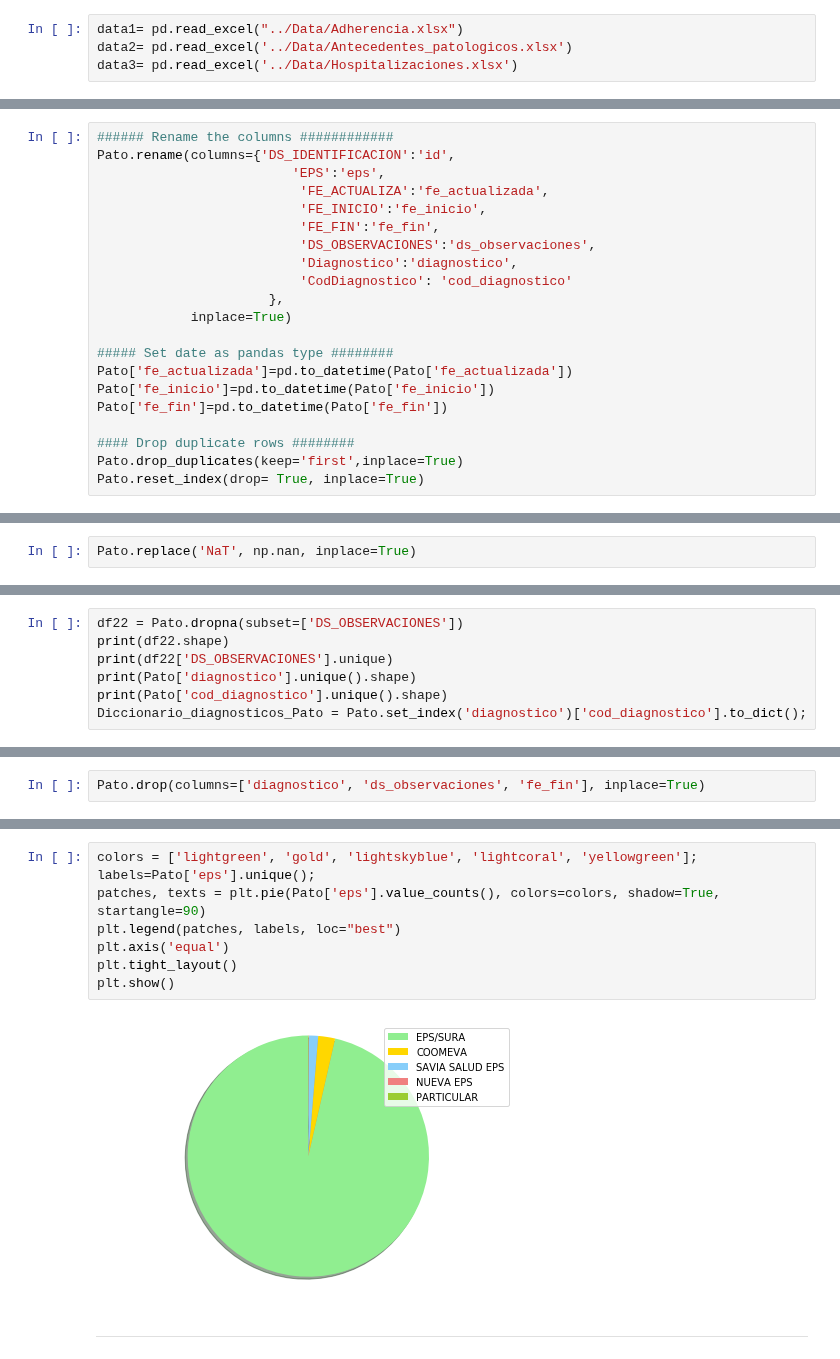
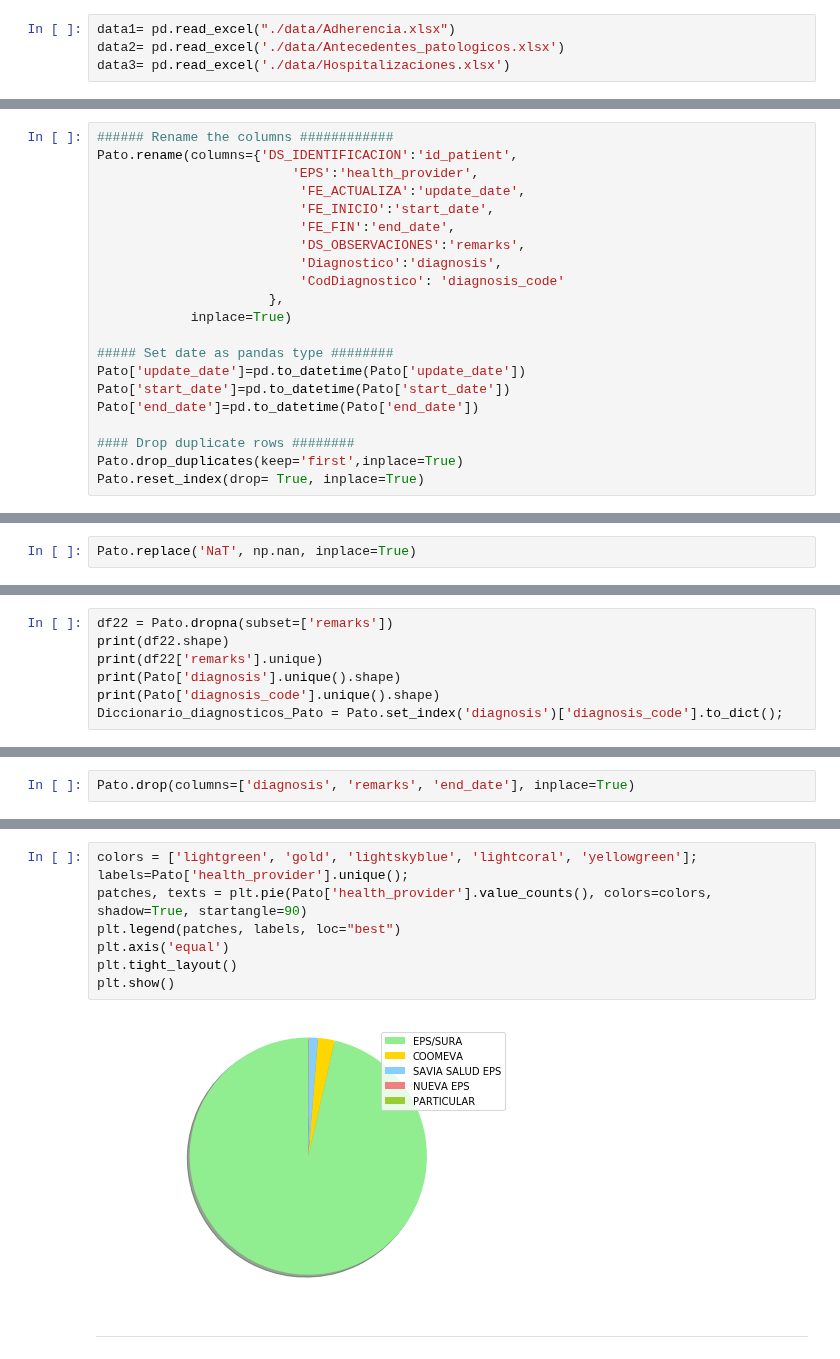
Before and after one commit to DS4A-T22/exploratory_data_analysis, a Jupyter notebook: EDA-Adherence-hospitalizations-pathologies.ipynb, the cells around one changed output, grey strips where cells are left out. Saved outputs shown, nothing was run; the diff lists cells and outputs as text.

```diff
--- a/EDA-Adherence-hospitalizations-pathologies.ipynb
+++ b/EDA-Adherence-hospitalizations-pathologies.ipynb
@@ -7,9 +7,9 @@ import seaborn as sns
 import statsmodels.formula.api as sm
 import copy
 # %%
-data1= pd.read_excel("../Data/Adherencia.xlsx")
-data2= pd.read_excel('../Data/Antecedentes_patologicos.xlsx')
-data3= pd.read_excel('../Data/Hospitalizaciones.xlsx')
+data1= pd.read_excel("./data/Adherencia.xlsx")
+data2= pd.read_excel('./data/Antecedentes_patologicos.xlsx')
+data3= pd.read_excel('./data/Hospitalizaciones.xlsx')
 # %% [markdown]
 # Initial overview
 # %% [markdown]
@@ -229,21 +245,21 @@ Adher1.head(30)
 # 2. Patologia
 # %%
 ###### Rename the columns ############
-Pato.rename(columns={'DS_IDENTIFICACION':'id',
-                         'EPS':'eps',
-                          'FE_ACTUALIZA':'fe_actualizada',
-                          'FE_INICIO':'fe_inicio',
-                          'FE_FIN':'fe_fin',
-                          'DS_OBSERVACIONES':'ds_observaciones',
-                          'Diagnostico':'diagnostico',
-                          'CodDiagnostico': 'cod_diagnostico'
+Pato.rename(columns={'DS_IDENTIFICACION':'id_patient',
+                         'EPS':'health_provider',
+                          'FE_ACTUALIZA':'update_date',
+                          'FE_INICIO':'start_date',
+                          'FE_FIN':'end_date',
+                          'DS_OBSERVACIONES':'remarks',
+                          'Diagnostico':'diagnosis',
+                          'CodDiagnostico': 'diagnosis_code'
                       },
             inplace=True)
 
 ##### Set date as pandas type ########
-Pato['fe_actualizada']=pd.to_datetime(Pato['fe_actualizada'])
-Pato['fe_inicio']=pd.to_datetime(Pato['fe_inicio'])
-Pato['fe_fin']=pd.to_datetime(Pato['fe_fin'])
+Pato['update_date']=pd.to_datetime(Pato['update_date'])
+Pato['start_date']=pd.to_datetime(Pato['start_date'])
+Pato['end_date']=pd.to_datetime(Pato['end_date'])
 
 #### Drop duplicate rows ########
 Pato.drop_duplicates(keep='first',inplace=True)
@@ -277,10 +298,10 @@ df2 #Show dataframe with missing values.
 | 2070 | 1671919 | EPS/SURA | 2020-04-22 | 2019-08-19 | NaT | NaN | ASMA PREDOMINANTEMENTE ALERGICA | J450 |
 2065 rows × 8 columns
 # %%
-df22 = Pato.dropna(subset=['DS_OBSERVACIONES'])
+df22 = Pato.dropna(subset=['remarks'])
 print(df22.shape)
-print(df22['DS_OBSERVACIONES'].unique)
-print(Pato['diagnostico'].unique().shape)
-print(Pato['cod_diagnostico'].unique().shape)
-Diccionario_diagnosticos_Pato = Pato.set_index('diagnostico')['cod_diagnostico'].to_dict();
+print(df22['remarks'].unique)
+print(Pato['diagnosis'].unique().shape)
+print(Pato['diagnosis_code'].unique().shape)
+Diccionario_diagnosticos_Pato = Pato.set_index('diagnosis')['diagnosis_code'].to_dict();
 # %% [output]
@@ -288,5 +325,5 @@ KeyError: ['DS_OBSERVACIONES']
 # %%
-Pato.drop(columns=['diagnostico', 'ds_observaciones', 'fe_fin'], inplace=True)
+Pato.drop(columns=['diagnosis', 'remarks', 'end_date'], inplace=True)
 # %%
 Pato
 # %% [output]
@@ -360,13 +402,13 @@ plt.show()
 # %%
 colors = ['lightgreen', 'gold', 'lightskyblue', 'lightcoral', 'yellowgreen'];
-labels=Pato['eps'].unique();
-patches, texts = plt.pie(Pato['eps'].value_counts(), colors=colors, shadow=True, startangle=90)
+labels=Pato['health_provider'].unique();
+patches, texts = plt.pie(Pato['health_provider'].value_counts(), colors=colors, shadow=True, startangle=90)
 plt.legend(patches, labels, loc="best")
 plt.axis('equal')
 plt.tight_layout()
 plt.show()
 # %% [output]
-[figure, old version]
+[figure, new version]
 # %% [markdown]
 -----------------------
 # %% [markdown]
```
Also changed, not shown: parts of 37 cells of this notebook.
